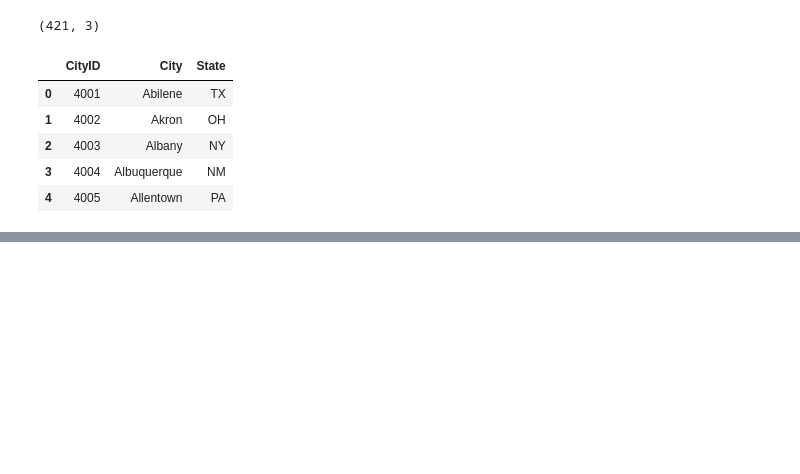
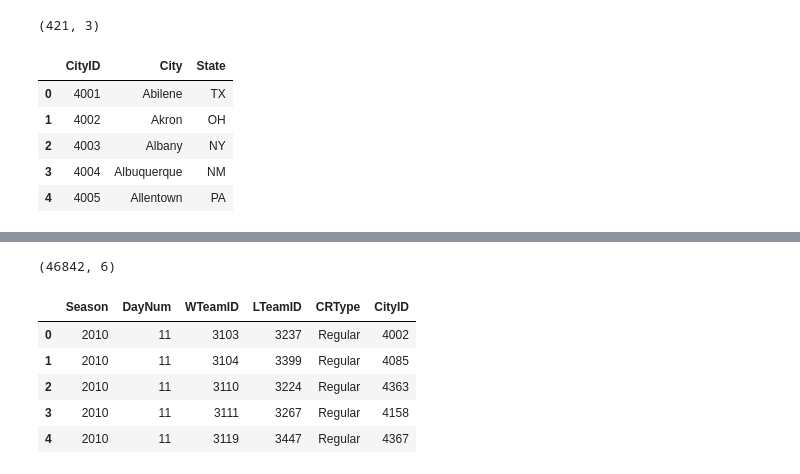
Before and after one commit to MJeremy2017/machine-learning-models, a Jupyter notebook: Kaggle-NCAA/Match-Prediction.ipynb, the cells around one changed output, grey strips where cells are left out. Drawn from its saved outputs; the diff is of its cells as text; code cells hidden in the pictures; blank space fills up the shorter version.

```diff
--- a/Kaggle-NCAA/Match-Prediction.ipynb
+++ b/Kaggle-NCAA/Match-Prediction.ipynb
@@ -187,0 +194,12 @@ wcities.head()
+# %%
+wgame_cities = pd.read_csv("womens-machine-learning-competition-2019/WDataFiles/WGameCities.csv")
+print(wgame_cities.shape)
+wgame_cities.head()
+# %% [output]
+(46842, 6)
+|  | Season | DayNum | WTeamID | LTeamID | CRType | CityID |
+| 0 | 2010 | 11 | 3103 | 3237 | Regular | 4002 |
+| 1 | 2010 | 11 | 3104 | 3399 | Regular | 4085 |
+| 2 | 2010 | 11 | 3110 | 3224 | Regular | 4363 |
+| 3 | 2010 | 11 | 3111 | 3267 | Regular | 4158 |
+| 4 | 2010 | 11 | 3119 | 3447 | Regular | 4367 |
```
Also changed, not shown: parts of 5 cells of this notebook.
